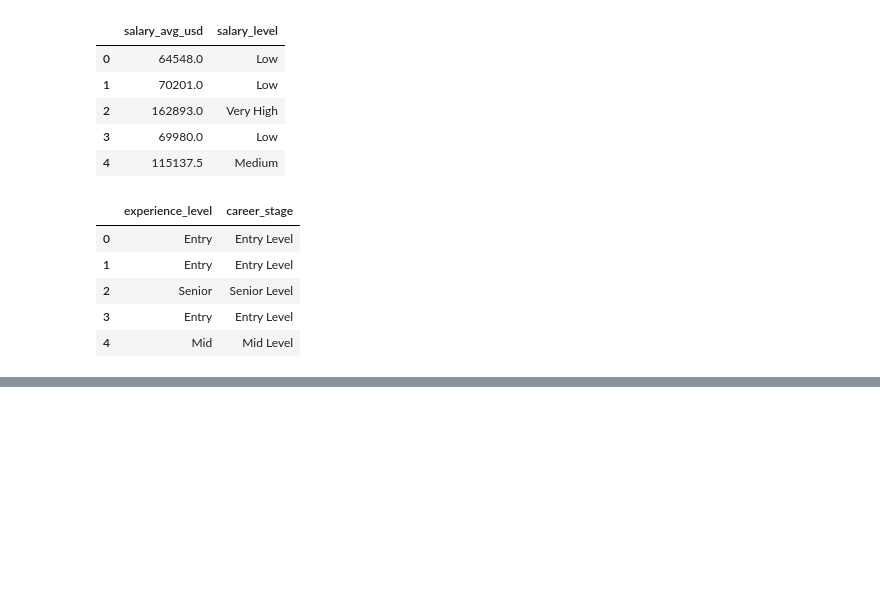
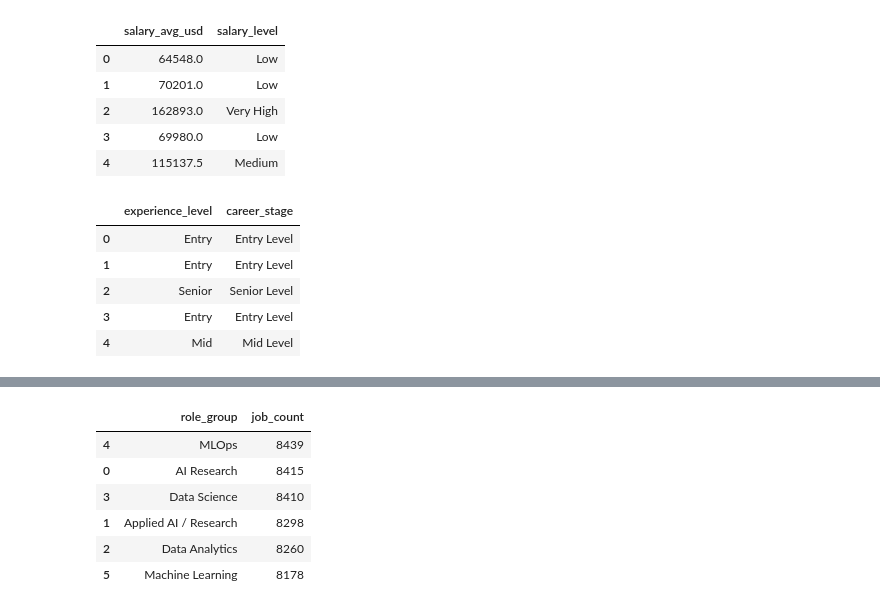
Before and after one commit to Charith-01/Global-AI-Data-Science-Skills-and-Salary-Trends, a Jupyter notebook: notebooks/01_data_loading_and_exploration.ipynb, the cells around one changed output, grey strips where cells are left out. Saved outputs shown, nothing was run; the diff lists cells and outputs as text; code cells hidden in the pictures; blank space fills up the shorter version.

```diff
--- a/notebooks/01_data_loading_and_exploration.ipynb
+++ b/notebooks/01_data_loading_and_exploration.ipynb
@@ -396,0 +493,16 @@ ai_jobs[["remote_type", "is_remote_friendly"]].head()
+# %%
+jobs_by_role = ai_jobs.groupby("role_group")["job_id"].count().reset_index()
+
+jobs_by_role.columns = ["role_group", "job_count"]
+
+jobs_by_role = jobs_by_role.sort_values(by="job_count", ascending=False)
+
+jobs_by_role
+# %% [output]
+|  | role_group | job_count |
+| 4 | MLOps | 8439 |
+| 0 | AI Research | 8415 |
+| 3 | Data Science | 8410 |
+| 1 | Applied AI / Research | 8298 |
+| 2 | Data Analytics | 8260 |
+| 5 | Machine Learning | 8178 |
```
Also changed, not shown: parts of 11 cells of this notebook.
